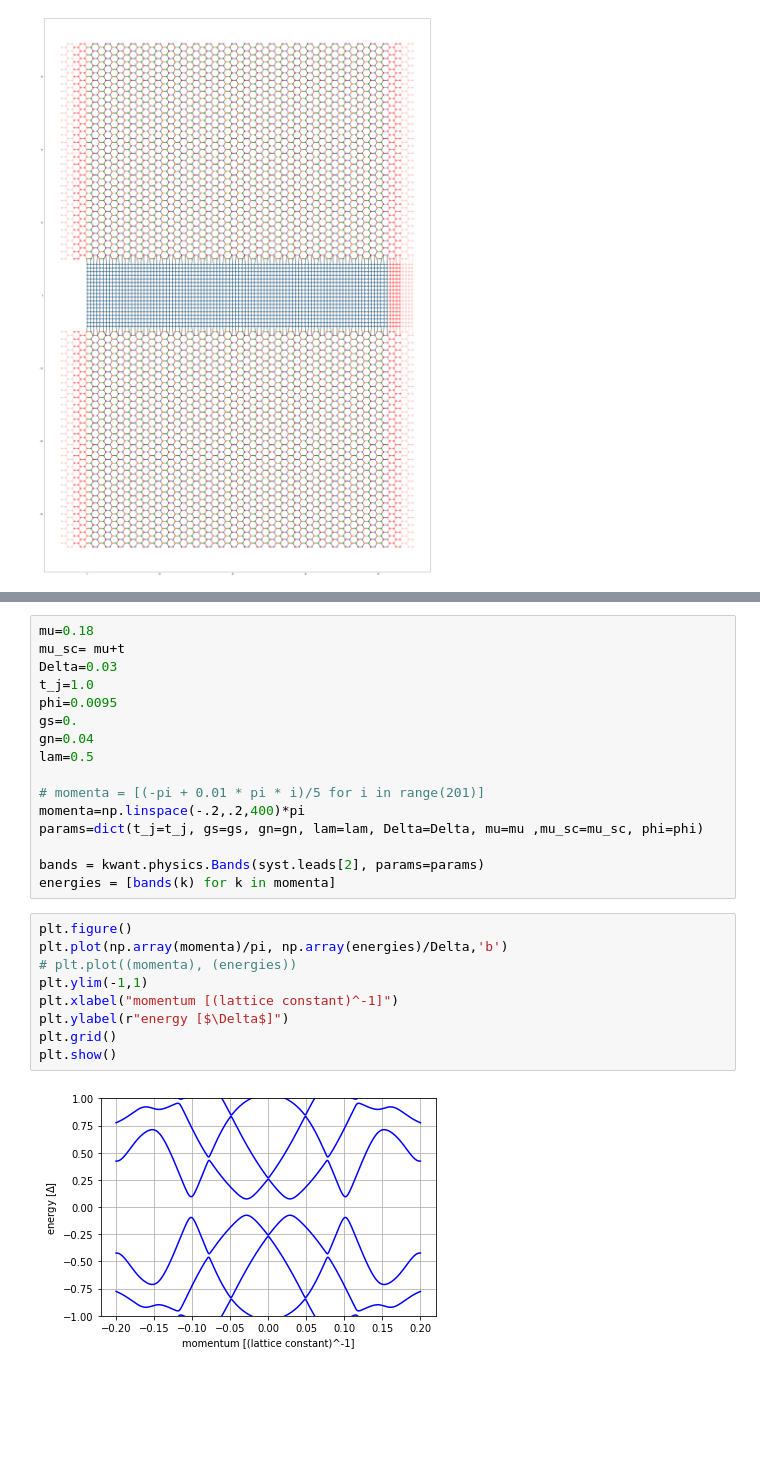
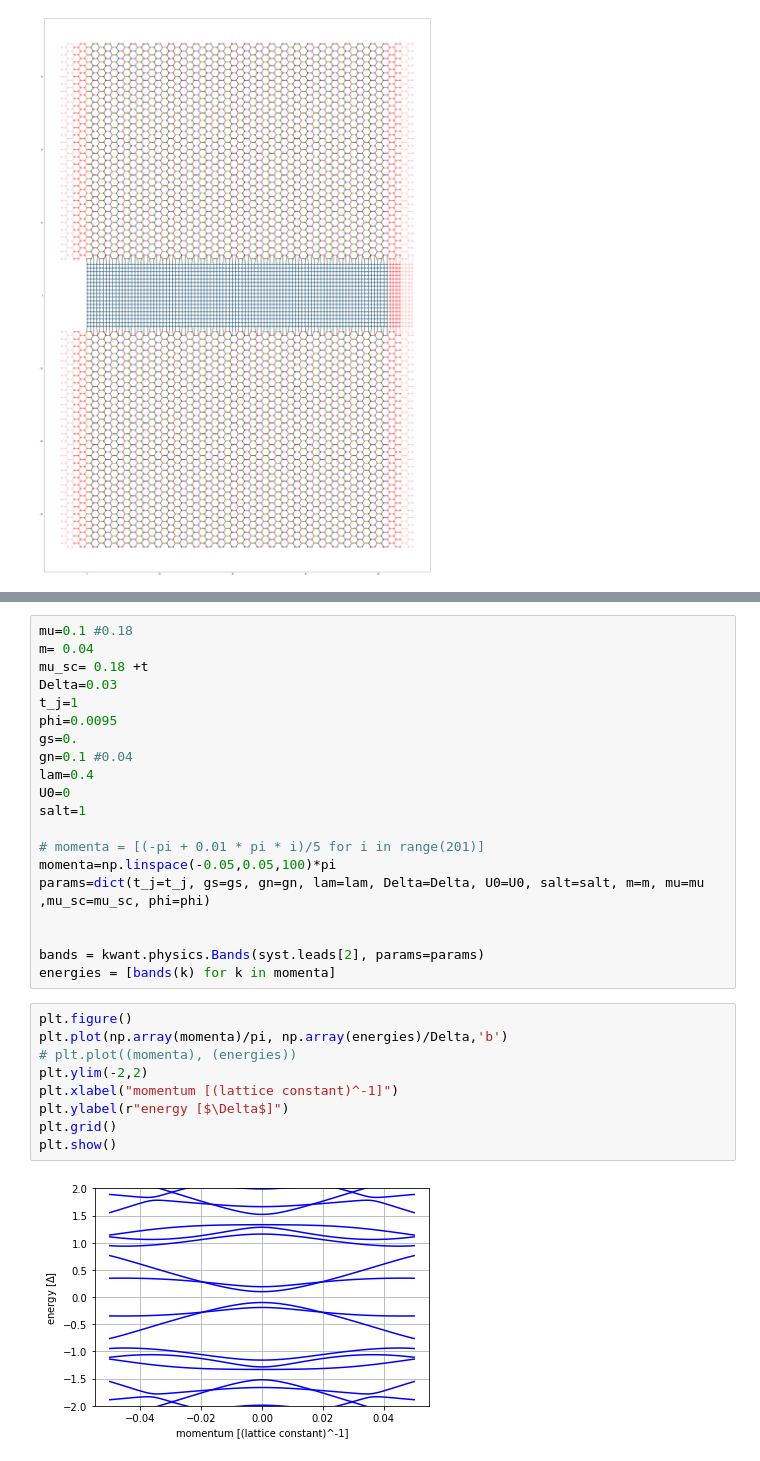
Before and after one commit to hassan-shap/CAR, a Jupyter notebook: graphene_SC_bands-twosided.ipynb, the cells around one changed output, grey strips where cells are left out. Drawn from its saved outputs; the diff is of its cells as text; blank space fills up the shorter version.

```diff
--- a/graphene_SC_bands-twosided.ipynb
+++ b/graphene_SC_bands-twosided.ipynb
@@ -338,27 +378,31 @@ plt.show()
 # %%
-mu=0.18
-mu_sc= mu+t
+mu=0.1 #0.18
+m= 0.04
+mu_sc= 0.18 +t
 Delta=0.03
-t_j=1.0
+t_j=1
 phi=0.0095
 gs=0.
-gn=0.04
-lam=0.5
+gn=0.1 #0.04
+lam=0.4
+U0=0
+salt=1
 
 # momenta = [(-pi + 0.01 * pi * i)/5 for i in range(201)]
-momenta=np.linspace(-.2,.2,400)*pi
-params=dict(t_j=t_j, gs=gs, gn=gn, lam=lam, Delta=Delta, mu=mu ,mu_sc=mu_sc, phi=phi)
+momenta=np.linspace(-0.05,0.05,100)*pi
+params=dict(t_j=t_j, gs=gs, gn=gn, lam=lam, Delta=Delta, U0=U0, salt=salt, m=m, mu=mu ,mu_sc=mu_sc, phi=phi)
+
 
 bands = kwant.physics.Bands(syst.leads[2], params=params)
 energies = [bands(k) for k in momenta]
 # %%
 plt.figure()
 plt.plot(np.array(momenta)/pi, np.array(energies)/Delta,'b')
 # plt.plot((momenta), (energies))
-plt.ylim(-1,1)
+plt.ylim(-2,2)
 plt.xlabel("momentum [(lattice constant)^-1]")
 plt.ylabel(r"energy [$\Delta$]")
 plt.grid()
 plt.show()
 # %% [output]
-[figure, old version]
+[figure, new version]
```
Also changed, not shown: parts of 4 cells of this notebook, 7 other files.
